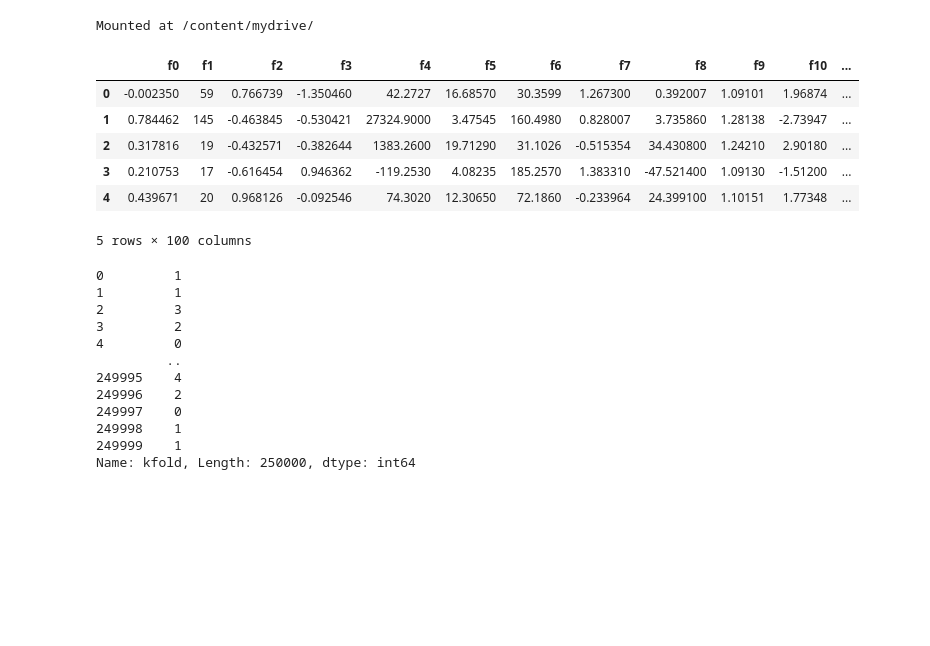
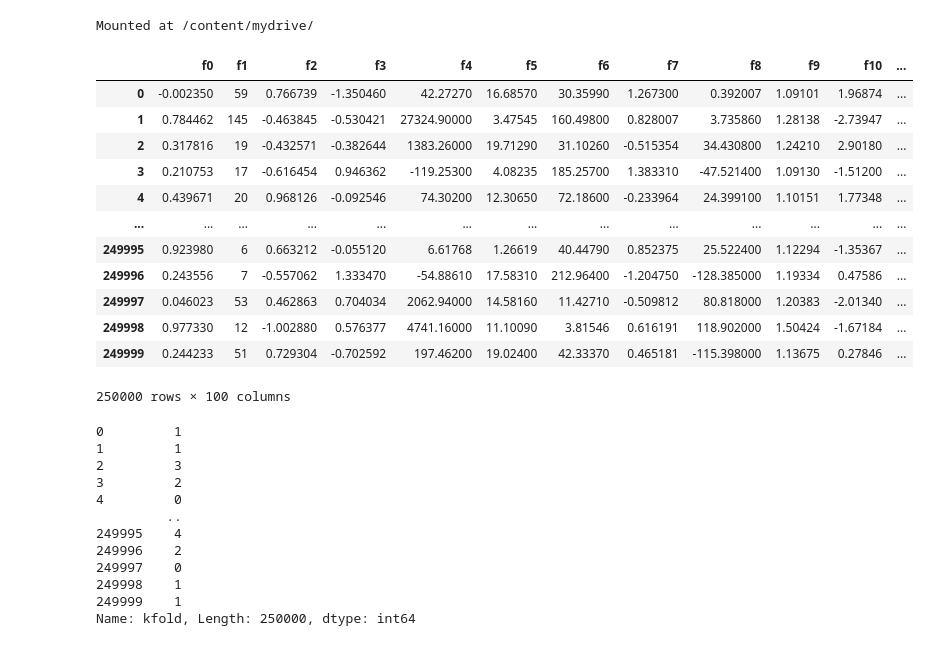
Before and after one commit to Jee-9/Study, a Jupyter notebook: TPS08.ipynb, the cells around one changed output. Cells and saved outputs as stored; diff of their text form; code cells hidden in the pictures; blank space fills up the shorter version.

```diff
--- a/TPS08.ipynb
+++ b/TPS08.ipynb
@@ -55,15 +55,21 @@ target = train['loss']
 train.drop(columns = ['id', 'loss'], inplace = True)
 test.drop(columns = 'id', inplace=True)
 # %%
-train.head()
+train
 # %% [output]
 |  | f0 | f1 | f2 | f3 | f4 | f5 | f6 | f7 | f8 | f9 | f10 | ... |
-| 0 | -0.002350 | 59 | 0.766739 | -1.350460 | 42.2727 | 16.68570 | 30.3599 | 1.267300 | 0.392007 | 1.09101 | 1.96874 | ... |
-| 1 | 0.784462 | 145 | -0.463845 | -0.530421 | 27324.9000 | 3.47545 | 160.4980 | 0.828007 | 3.735860 | 1.28138 | -2.73947 | ... |
-| 2 | 0.317816 | 19 | -0.432571 | -0.382644 | 1383.2600 | 19.71290 | 31.1026 | -0.515354 | 34.430800 | 1.24210 | 2.90180 | ... |
-| 3 | 0.210753 | 17 | -0.616454 | 0.946362 | -119.2530 | 4.08235 | 185.2570 | 1.383310 | -47.521400 | 1.09130 | -1.51200 | ... |
-| 4 | 0.439671 | 20 | 0.968126 | -0.092546 | 74.3020 | 12.30650 | 72.1860 | -0.233964 | 24.399100 | 1.10151 | 1.77348 | ... |
+| 0 | -0.002350 | 59 | 0.766739 | -1.350460 | 42.27270 | 16.68570 | 30.35990 | 1.267300 | 0.392007 | 1.09101 | 1.96874 | ... |
+| 1 | 0.784462 | 145 | -0.463845 | -0.530421 | 27324.90000 | 3.47545 | 160.49800 | 0.828007 | 3.735860 | 1.28138 | -2.73947 | ... |
+| 2 | 0.317816 | 19 | -0.432571 | -0.382644 | 1383.26000 | 19.71290 | 31.10260 | -0.515354 | 34.430800 | 1.24210 | 2.90180 | ... |
+| 3 | 0.210753 | 17 | -0.616454 | 0.946362 | -119.25300 | 4.08235 | 185.25700 | 1.383310 | -47.521400 | 1.09130 | -1.51200 | ... |
+| 4 | 0.439671 | 20 | 0.968126 | -0.092546 | 74.30200 | 12.30650 | 72.18600 | -0.233964 | 24.399100 | 1.10151 | 1.77348 | ... |
+| ... | ... | ... | ... | ... | ... | ... | ... | ... | ... | ... | ... | ... |
+| 249995 | 0.923980 | 6 | 0.663212 | -0.055120 | 6.61768 | 1.26619 | 40.44790 | 0.852375 | 25.522400 | 1.12294 | -1.35367 | ... |
+| 249996 | 0.243556 | 7 | -0.557062 | 1.333470 | -54.88610 | 17.58310 | 212.96400 | -1.204750 | -128.385000 | 1.19334 | 0.47586 | ... |
+| 249997 | 0.046023 | 53 | 0.462863 | 0.704034 | 2062.94000 | 14.58160 | 11.42710 | -0.509812 | 80.818000 | 1.20383 | -2.01340 | ... |
+| 249998 | 0.977330 | 12 | -1.002880 | 0.576377 | 4741.16000 | 11.10090 | 3.81546 | 0.616191 | 118.902000 | 1.50424 | -1.67184 | ... |
+| 249999 | 0.244233 | 51 | 0.729304 | -0.702592 | 197.46200 | 19.02400 | 42.33370 | 0.465181 | -115.398000 | 1.13675 | 0.27846 | ... |
-5 rows × 100 columns
+250000 rows × 100 columns
 # %%
 kf = KFold(n_splits = 5, random_state = 42, shuffle = True)
 
```
Also changed, not shown: parts of 13 cells of this notebook.
